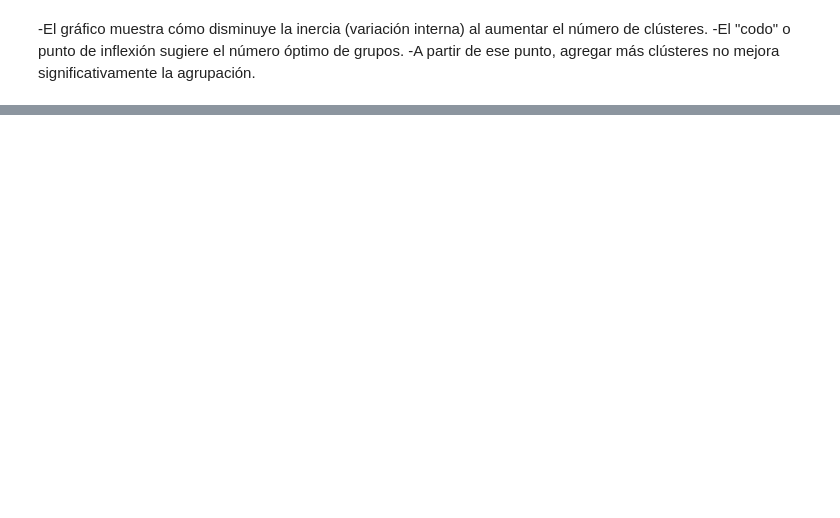
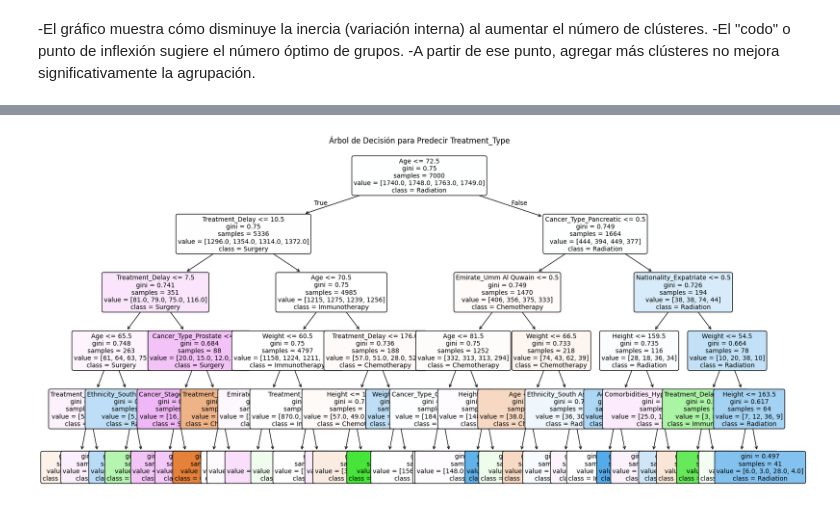
Before and after one commit to Estebanaj/Proyecto_IA_CAIRE, a Jupyter notebook: EDA/EDA.ipynb, the cells around one changed output, grey strips where cells are left out. Drawn from its saved outputs; the diff is of its cells as text; code cells hidden in the pictures; blank space fills up the shorter version.

```diff
--- a/EDA/EDA.ipynb
+++ b/EDA/EDA.ipynb
@@ -188,0 +188,2 @@ df['Ethnicity_South Asian'] = df['Ethnicity_South Asian'].map({1: 1, 0: 0})
+# %%
+df_encoded = pd.get_dummies(df_clean, columns=categorical_columns, drop_first=True)
@@ -425,0 +393,24 @@ test.to_csv('../Data/test.csv', index=False)
+# %%
+from sklearn.model_selection import train_test_split
+from sklearn.tree import DecisionTreeClassifier
+from sklearn.metrics import classification_report, accuracy_score
+
+columnas_fecha = ["Diagnosis_Date", "Treatment_Start_Date"]
+columnas_a_quitar = [col for col in columnas_fecha if col in df_encoded.columns]
+
+
+X = df_encoded.drop(columns=["Treatment_Type"] + columnas_a_quitar)
+y = df_encoded["Treatment_Type"]
+
+
+X_train, X_test, y_train, y_test = train_test_split(X, y, test_size=0.3, random_state=42, stratify=y)
+
+modelo = DecisionTreeClassifier(max_depth=5, random_state=42)
+modelo.fit(X_train, y_train)
+
+
+y_pred = modelo.predict(X_test)
+
+print("Precisión del modelo:", accuracy_score(y_test, y_pred))
+print("\nReporte de clasificación:")
+print(classification_report(y_test, y_pred))
@@ -425,0 +431,19 @@ test.to_csv('../Data/test.csv', index=False)
+# %%
+from sklearn.tree import plot_tree
+import matplotlib.pyplot as plt
+
+# Establecer el tamaño del gráfico
+plt.figure(figsize=(20, 10))
+
+# Dibujar el árbol entrenado
+plot_tree(modelo,
+          feature_names=X.columns,
+          class_names=modelo.classes_,
+          filled=True,
+          rounded=True,
+          fontsize=10)
+
+plt.title("Árbol de Decisión para Predecir Treatment_Type")
+plt.show()
+# %% [output]
+[figure, added]
```
Also changed, not shown: parts of 57 cells of this notebook.
